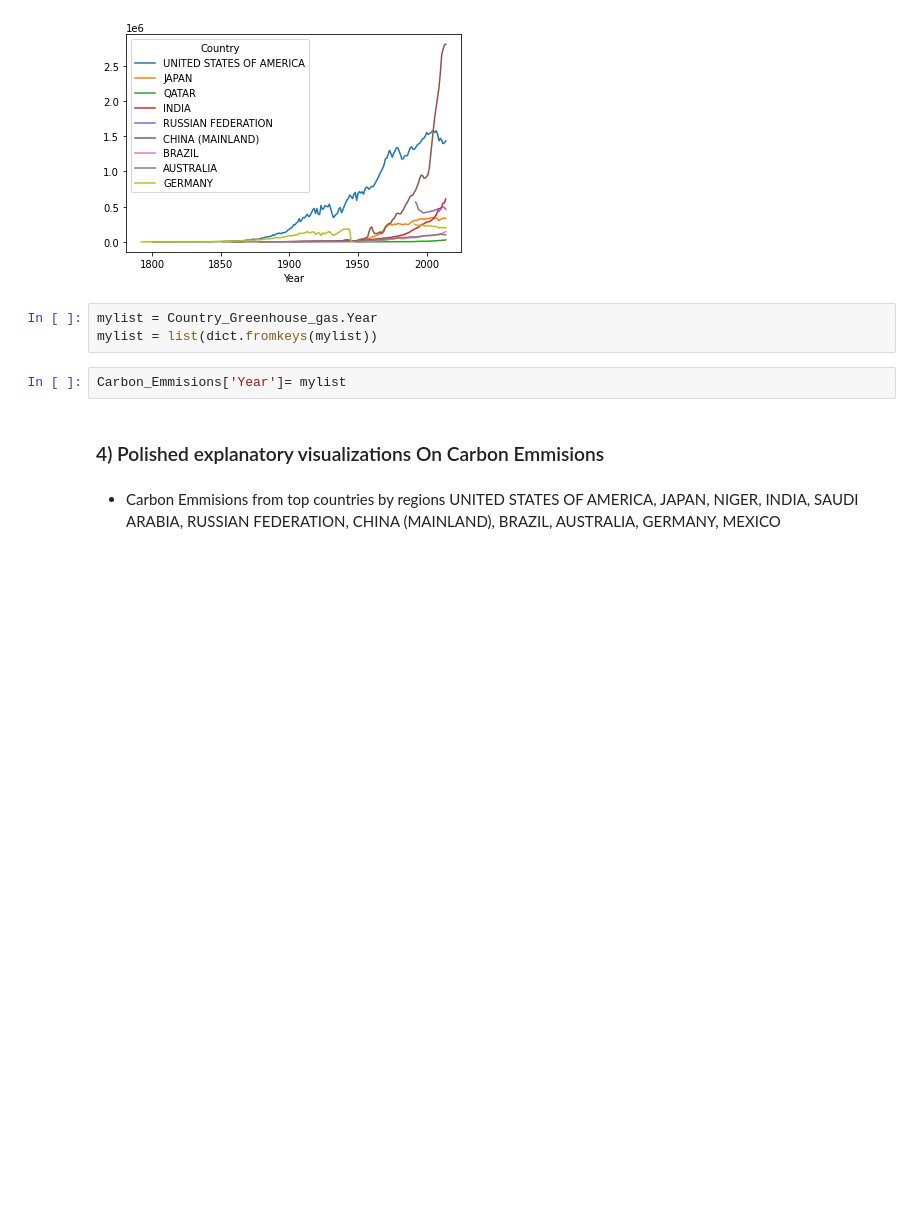
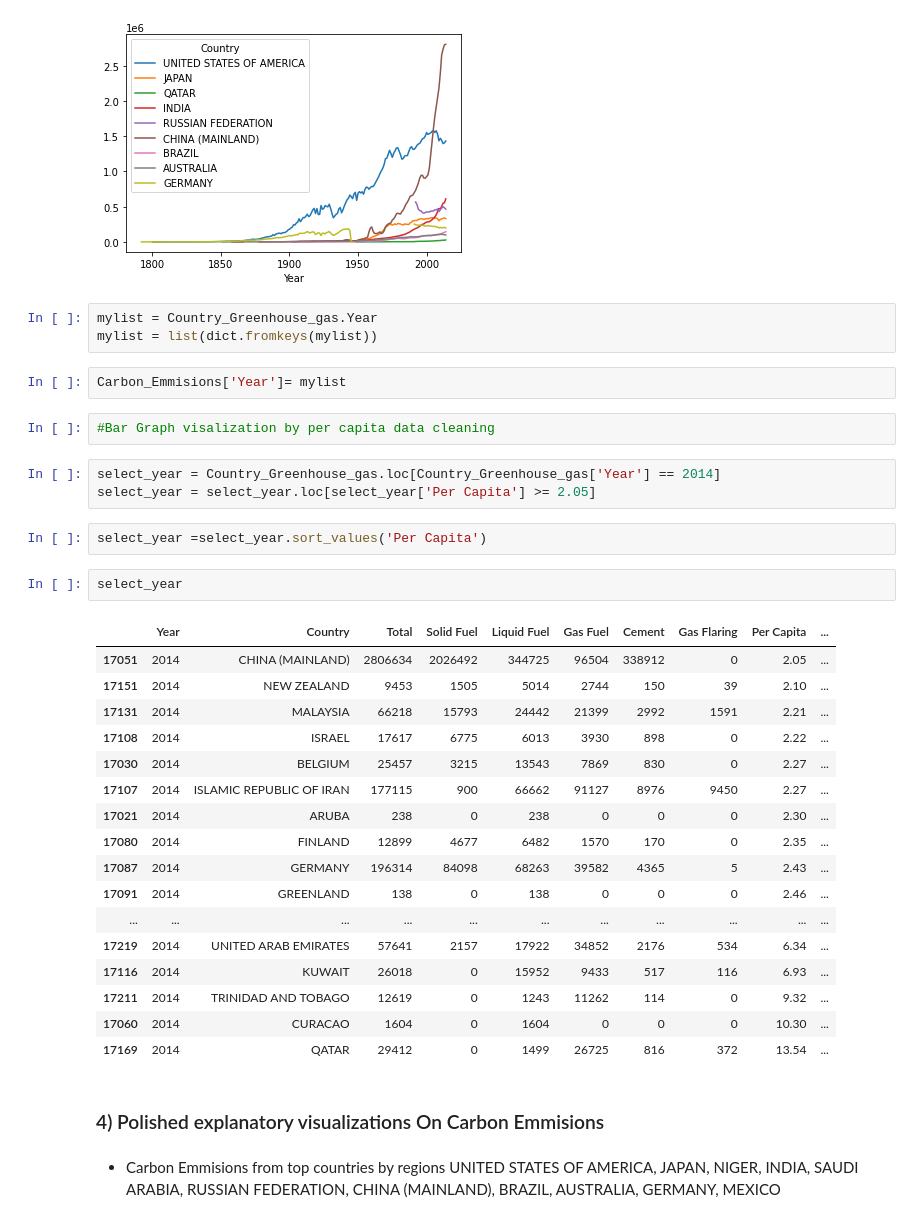
Before and after one commit to John-G-Thomas/Prodjects, a Jupyter notebook: Project_1_Code.ipynb, the cells around one changed output. Drawn from its saved outputs; the diff is of its cells as text; blank space fills up the shorter version.

```diff
--- a/Project_1_Code.ipynb
+++ b/Project_1_Code.ipynb
@@ -299,6 +216,33 @@ mylist = Country_Greenhouse_gas.Year
 mylist = list(dict.fromkeys(mylist))
 # %%
 Carbon_Emmisions['Year']= mylist
+# %%
+#Bar Graph visalization by per capita data cleaning
+# %%
+select_year = Country_Greenhouse_gas.loc[Country_Greenhouse_gas['Year'] == 2014]
+select_year = select_year.loc[select_year['Per Capita'] >= 2.05]
+# %%
+select_year =select_year.sort_values('Per Capita')
+# %%
+select_year
+# %% [output]
+|  | Year | Country | Total | Solid Fuel | Liquid Fuel | Gas Fuel | Cement | Gas Flaring | Per Capita | ... |
+| 17051 | 2014 | CHINA (MAINLAND) | 2806634 | 2026492 | 344725 | 96504 | 338912 | 0 | 2.05 | ... |
+| 17151 | 2014 | NEW ZEALAND | 9453 | 1505 | 5014 | 2744 | 150 | 39 | 2.10 | ... |
+| 17131 | 2014 | MALAYSIA | 66218 | 15793 | 24442 | 21399 | 2992 | 1591 | 2.21 | ... |
+| 17108 | 2014 | ISRAEL | 17617 | 6775 | 6013 | 3930 | 898 | 0 | 2.22 | ... |
+| 17030 | 2014 | BELGIUM | 25457 | 3215 | 13543 | 7869 | 830 | 0 | 2.27 | ... |
+| 17107 | 2014 | ISLAMIC REPUBLIC OF IRAN | 177115 | 900 | 66662 | 91127 | 8976 | 9450 | 2.27 | ... |
+| 17021 | 2014 | ARUBA | 238 | 0 | 238 | 0 | 0 | 0 | 2.30 | ... |
+| 17080 | 2014 | FINLAND | 12899 | 4677 | 6482 | 1570 | 170 | 0 | 2.35 | ... |
+| 17087 | 2014 | GERMANY | 196314 | 84098 | 68263 | 39582 | 4365 | 5 | 2.43 | ... |
+| 17091 | 2014 | GREENLAND | 138 | 0 | 138 | 0 | 0 | 0 | 2.46 | ... |
+| ... | ... | ... | ... | ... | ... | ... | ... | ... | ... | ... |
+| 17219 | 2014 | UNITED ARAB EMIRATES | 57641 | 2157 | 17922 | 34852 | 2176 | 534 | 6.34 | ... |
+| 17116 | 2014 | KUWAIT | 26018 | 0 | 15952 | 9433 | 517 | 116 | 6.93 | ... |
+| 17211 | 2014 | TRINIDAD AND TOBAGO | 12619 | 0 | 1243 | 11262 | 114 | 0 | 9.32 | ... |
+| 17060 | 2014 | CURACAO | 1604 | 0 | 1604 | 0 | 0 | 0 | 10.30 | ... |
+| 17169 | 2014 | QATAR | 29412 | 0 | 1499 | 26725 | 816 | 372 | 13.54 | ... |
 # %% [markdown]
 ### 4) Polished explanatory visualizations On Carbon Emmisions
 # %% [markdown]
```
Also changed, not shown: parts of 17 cells of this notebook.
